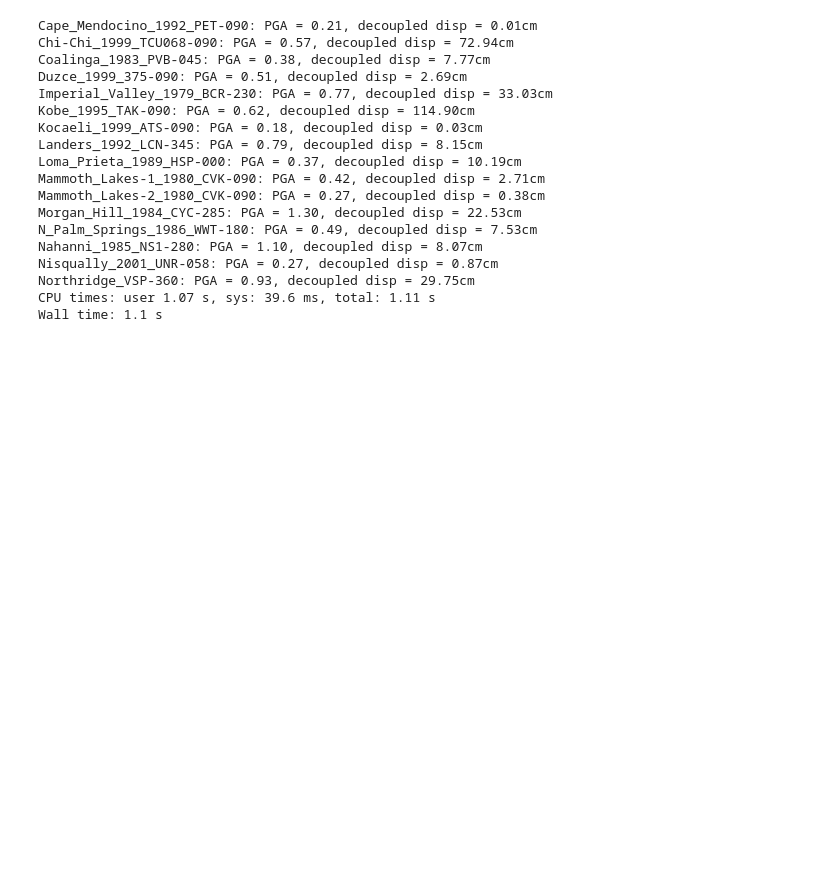
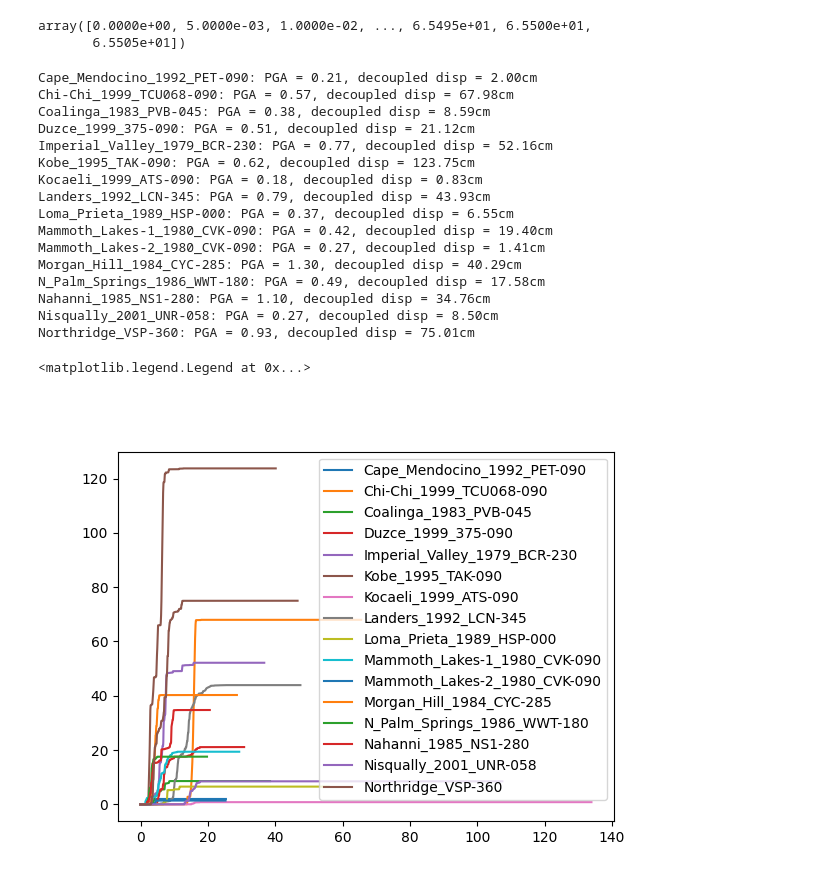
Before and after one commit to pySLAMMER/pySLAMMER, a Jupyter notebook: pyslammer/decoupled_testing.ipynb, the cells around one changed output. Cells and saved outputs as stored; diff of their text form; code cells hidden in the pictures; blank space fills up the shorter version.

```diff
--- a/pyslammer/decoupled_testing.ipynb
+++ b/pyslammer/decoupled_testing.ipynb
@@ -10,46 +37,52 @@ dt = motion[0][1] - motion[0][0]
+# %%
+motion[0]
+# %% [output]
+array([0.0000e+00, 5.0000e-03, 1.0000e-02, ..., 6.5495e+01, 6.5500e+01,
+       6.5505e+01])
 # %%
 sorted_histories = sorted(histories.keys())
 # %%
-%%time
+# %%time
+fig, ax = plt.subplots()
 for name in sorted_histories:
     motion = histories[name]
     dt = motion[0][1] - motion[0][0]
-    da = slam.Decoupled()
-    da.run_sliding_analysis(ain_p=motion[1]/9.80665,
-                                  uwgt_p=20.0,
-                                  height_p=50.0,
-                                  vs_p=600.0,
-                                  damp1_p=.05,
-                                  refstrain_p=0.05,
-                                  dt_p=dt,
-                                  scal_p=1.0,
-                                  g_p=9.80665,
-                                  vr_p=600.0,
-                                  ca=[[1],[ky]],
-                                  dv3_p=True)
-    pga = max(abs(motion[1]))/9.80665
-    print(f"{name}: PGA = {pga:.2f}, decoupled disp = {da.s[-1]*100:.2f}cm")
-    # ax.plot(motion[0],da.s*100,label=name)
-# ax.legend()
+    input_acc = motion[1] / 9.80665
+    da = slam.Decoupled(k_y=ky,
+                        a_in=input_acc,
+                        dt=dt,
+                        height=50.0,
+                        vs_slope=600.0,
+                        vs_base=600.0,
+                        damp_ratio=0.05,
+                        ref_strain=0.0005,
+                        soil_model="linear_elastic",
+                        si_units=True,
+                        lite=False)
+    da.run_sliding_analysis()
+    pga = max(abs(input_acc))
+    print(f"{name}: PGA = {pga:.2f}, decoupled disp = {da.block_disp[-1] * 100:.2f}cm")
+    ax.plot(motion[0],da.block_disp*100,label=name)
+ax.legend()
 # %% [output]
-Cape_Mendocino_1992_PET-090: PGA = 0.21, decoupled disp = 0.01cm
-Chi-Chi_1999_TCU068-090: PGA = 0.57, decoupled disp = 72.94cm
-Coalinga_1983_PVB-045: PGA = 0.38, decoupled disp = 7.77cm
-Duzce_1999_375-090: PGA = 0.51, decoupled disp = 2.69cm
-Imperial_Valley_1979_BCR-230: PGA = 0.77, decoupled disp = 33.03cm
-Kobe_1995_TAK-090: PGA = 0.62, decoupled disp = 114.90cm
-Kocaeli_1999_ATS-090: PGA = 0.18, decoupled disp = 0.03cm
-Landers_1992_LCN-345: PGA = 0.79, decoupled disp = 8.15cm
-Loma_Prieta_1989_HSP-000: PGA = 0.37, decoupled disp = 10.19cm
-Mammoth_Lakes-1_1980_CVK-090: PGA = 0.42, decoupled disp = 2.71cm
-Mammoth_Lakes-2_1980_CVK-090: PGA = 0.27, decoupled disp = 0.38cm
-Morgan_Hill_1984_CYC-285: PGA = 1.30, decoupled disp = 22.53cm
-N_Palm_Springs_1986_WWT-180: PGA = 0.49, decoupled disp = 7.53cm
-Nahanni_1985_NS1-280: PGA = 1.10, decoupled disp = 8.07cm
-Nisqually_2001_UNR-058: PGA = 0.27, decoupled disp = 0.87cm
-Northridge_VSP-360: PGA = 0.93, decoupled disp = 29.75cm
-CPU times: user 1.07 s, sys: 39.6 ms, total: 1.11 s
-Wall time: 1.1 s
+Cape_Mendocino_1992_PET-090: PGA = 0.21, decoupled disp = 2.00cm
+Chi-Chi_1999_TCU068-090: PGA = 0.57, decoupled disp = 67.98cm
+Coalinga_1983_PVB-045: PGA = 0.38, decoupled disp = 8.59cm
+Duzce_1999_375-090: PGA = 0.51, decoupled disp = 21.12cm
+Imperial_Valley_1979_BCR-230: PGA = 0.77, decoupled disp = 52.16cm
+Kobe_1995_TAK-090: PGA = 0.62, decoupled disp = 123.75cm
+Kocaeli_1999_ATS-090: PGA = 0.18, decoupled disp = 0.83cm
+Landers_1992_LCN-345: PGA = 0.79, decoupled disp = 43.93cm
+Loma_Prieta_1989_HSP-000: PGA = 0.37, decoupled disp = 6.55cm
+Mammoth_Lakes-1_1980_CVK-090: PGA = 0.42, decoupled disp = 19.40cm
+Mammoth_Lakes-2_1980_CVK-090: PGA = 0.27, decoupled disp = 1.41cm
+Morgan_Hill_1984_CYC-285: PGA = 1.30, decoupled disp = 40.29cm
+N_Palm_Springs_1986_WWT-180: PGA = 0.49, decoupled disp = 17.58cm
+Nahanni_1985_NS1-280: PGA = 1.10, decoupled disp = 34.76cm
+Nisqually_2001_UNR-058: PGA = 0.27, decoupled disp = 8.50cm
+Northridge_VSP-360: PGA = 0.93, decoupled disp = 75.01cm
+<matplotlib.legend.Legend at 0x...>
+[figure, added]
 # %%
 # plt.close("all")
 # # plt.plot(motion[0],motion[1])
```
Also changed, not shown: parts of 7 cells of this notebook, 8 other files.
